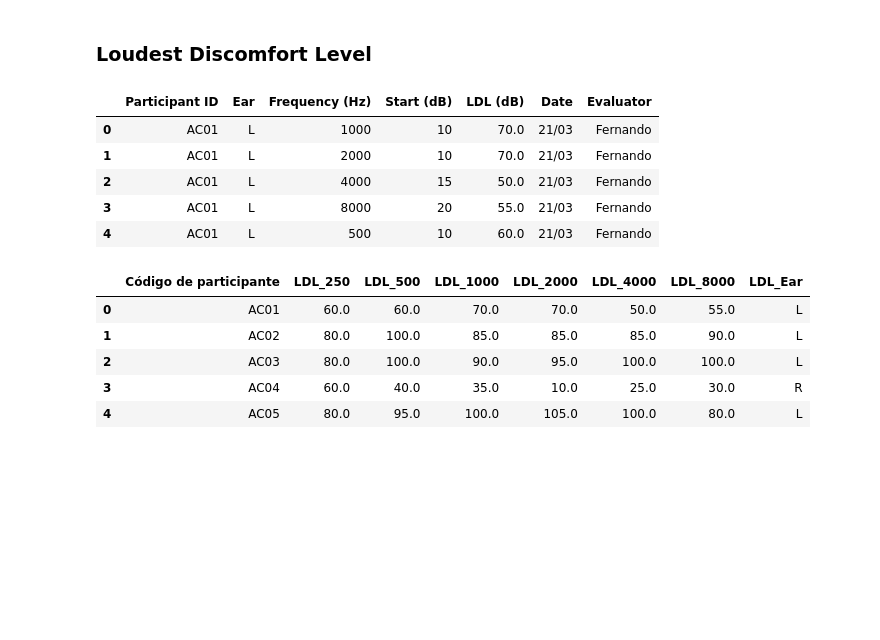
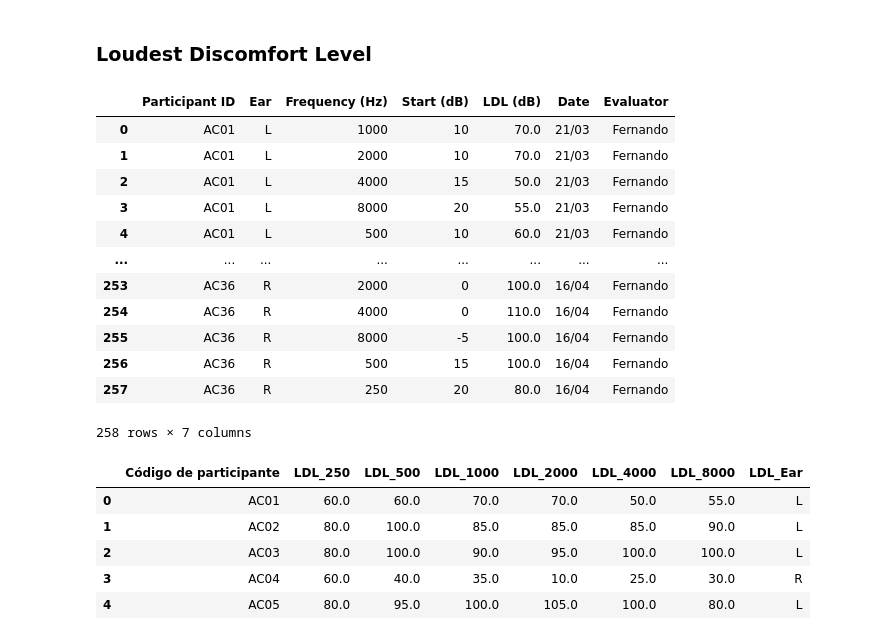
Before and after one commit to camila-maura/GIFTED-DFI, a Jupyter notebook: GIFTED_DFI_Data_Analysis.ipynb, the cells around one changed output. Saved outputs shown, nothing was run; the diff lists cells and outputs as text; code cells hidden in the pictures; blank space fills up the shorter version.

```diff
--- a/GIFTED_DFI_Data_Analysis.ipynb
+++ b/GIFTED_DFI_Data_Analysis.ipynb
@@ -294,14 +294,21 @@ df_dfi.head(5)
 # %% [markdown]
 ### Loudest Discomfort Level
 # %%
-data_ldl.head()
+data_ldl
 # %% [output]
 |  | Participant ID | Ear | Frequency (Hz) | Start (dB) | LDL (dB) | Date | Evaluator |
 | 0 | AC01 | L | 1000 | 10 | 70.0 | 21/03 | Fernando |
 | 1 | AC01 | L | 2000 | 10 | 70.0 | 21/03 | Fernando |
 | 2 | AC01 | L | 4000 | 15 | 50.0 | 21/03 | Fernando |
 | 3 | AC01 | L | 8000 | 20 | 55.0 | 21/03 | Fernando |
 | 4 | AC01 | L | 500 | 10 | 60.0 | 21/03 | Fernando |
+| ... | ... | ... | ... | ... | ... | ... | ... |
+| 253 | AC36 | R | 2000 | 0 | 100.0 | 16/04 | Fernando |
+| 254 | AC36 | R | 4000 | 0 | 110.0 | 16/04 | Fernando |
+| 255 | AC36 | R | 8000 | -5 | 100.0 | 16/04 | Fernando |
+| 256 | AC36 | R | 500 | 15 | 100.0 | 16/04 | Fernando |
+| 257 | AC36 | R | 250 | 20 | 80.0 | 16/04 | Fernando |
+258 rows × 7 columns
 # %%
 # Get info of most sensitive ear in a single line
 df_ear = data_ldl[["Participant ID", "Ear"]]
```
Also changed, not shown: parts of 16 cells of this notebook.
